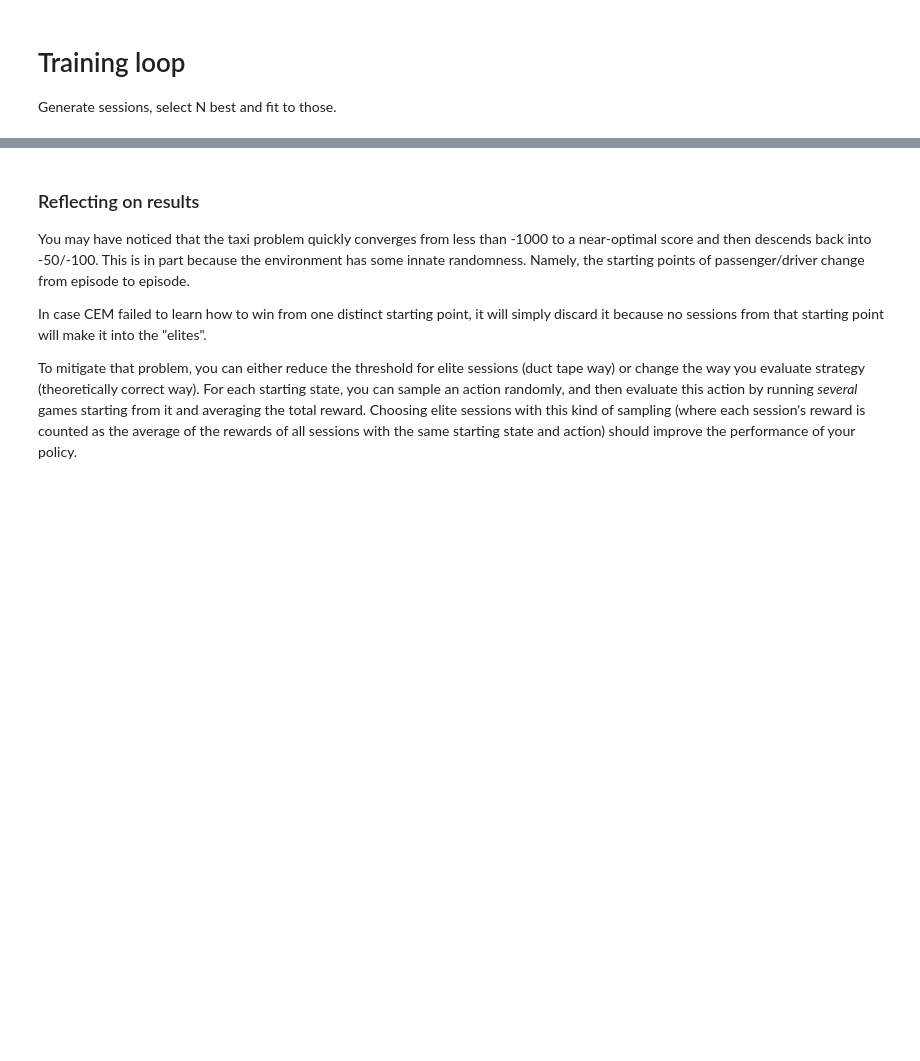
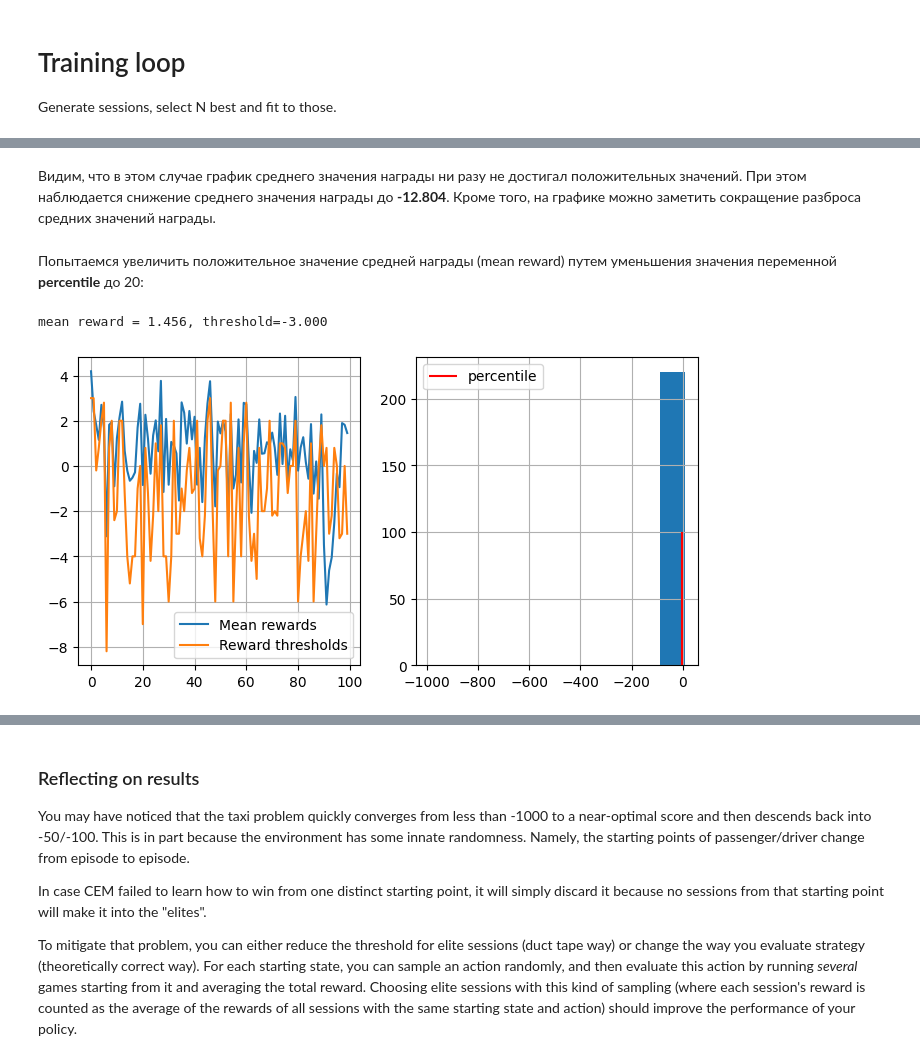
Before and after one commit to MLSukhanov/RL, a Jupyter notebook: crossentropy_method.ipynb, the cells around one changed output, grey strips where cells are left out. Drawn from its saved outputs; the diff is of its cells as text; code cells hidden in the pictures; blank space fills up the shorter version.

```diff
--- a/crossentropy_method.ipynb
+++ b/crossentropy_method.ipynb
@@ -334,0 +389,27 @@ mean reward = -124.692, threshold=4.000
+# %% [markdown]
+Видим, что в этом случае график среднего значения награды ни разу не достигал положительных значений. При этом наблюдается снижение среднего значения награды до **-12.804**. Кроме того, на графике можно заметить сокращение разброса средних значений награды.
+# %% [markdown]
+Попытаемся увеличить положительное значение средней награды (mean reward) путем уменьшения значения переменной **percentile** до 20:
+# %%
+n_sessions = 250     # sample this many sessions
+percentile = 20     # take this percent of session with highest rewards
+learning_rate = 0.5  # how quickly the policy is updated, on a scale from 0 to 1
+
+log = []
+
+for i in range(100):
+    %time sessions = [ generate_session(env, policy) for _ in range(n_sessions) ]
+
+    states_batch, actions_batch, rewards_batch = zip(*sessions)
+
+    elite_states, elite_actions = select_elites(states_batch, actions_batch, rewards_batch, percentile)
+
+    new_policy = get_new_policy(elite_states, elite_actions)
+
+    policy = learning_rate * new_policy + (1 - learning_rate) * policy
+
+    # display results on chart
+    show_progress(rewards_batch, log, percentile)
+# %% [output]
+mean reward = 1.456, threshold=-3.000
+[figure, added]
```
Also changed, not shown: parts of 25 cells of this notebook.
